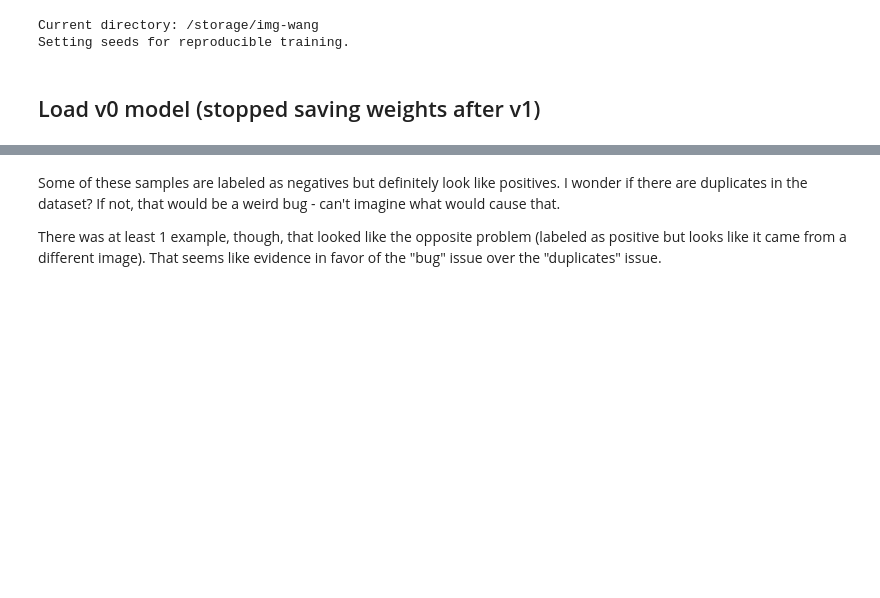
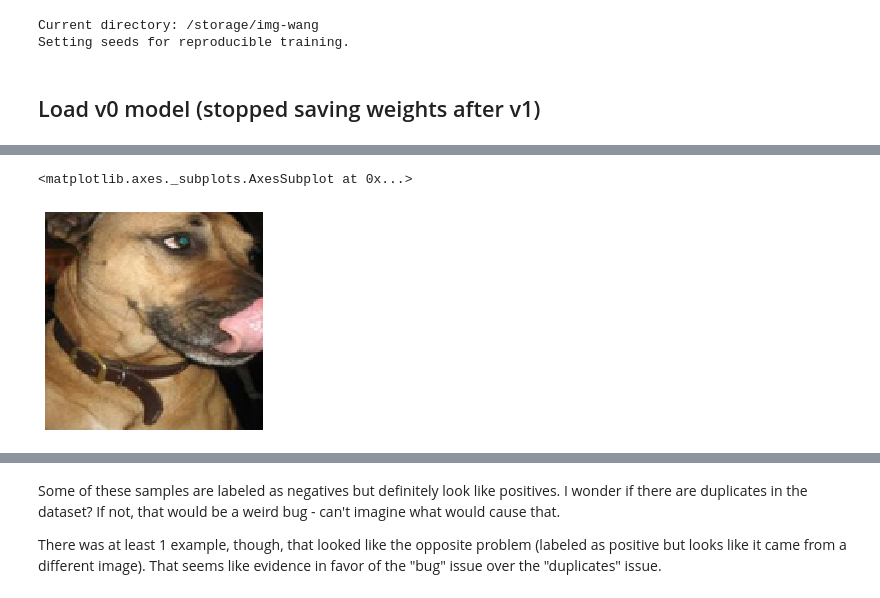
Before and after one commit to hdmamin/self-supervised-vision-exp, a Jupyter notebook: notebooks/nb08-debug-patchwork-ds-idx.ipynb, the cells around one changed output, grey strips where cells are left out. Saved outputs shown, nothing was run; the diff lists cells and outputs as text; code cells hidden in the pictures; blank space fills up the shorter version.

```diff
--- a/notebooks/nb08-debug-patchwork-ds-idx.ipynb
+++ b/notebooks/nb08-debug-patchwork-ds-idx.ipynb
@@ -61,0 +60,5 @@ AttributeError: 'Tensor' object has no attribute 'idx'
+# %%
+show_image(load_img(dst.paths[6953]))
+# %% [output]
+<matplotlib.axes._subplots.AxesSubplot at 0x...>
+[figure, added]
```
Also changed, not shown: parts of 6 cells of this notebook, 3 other files.
